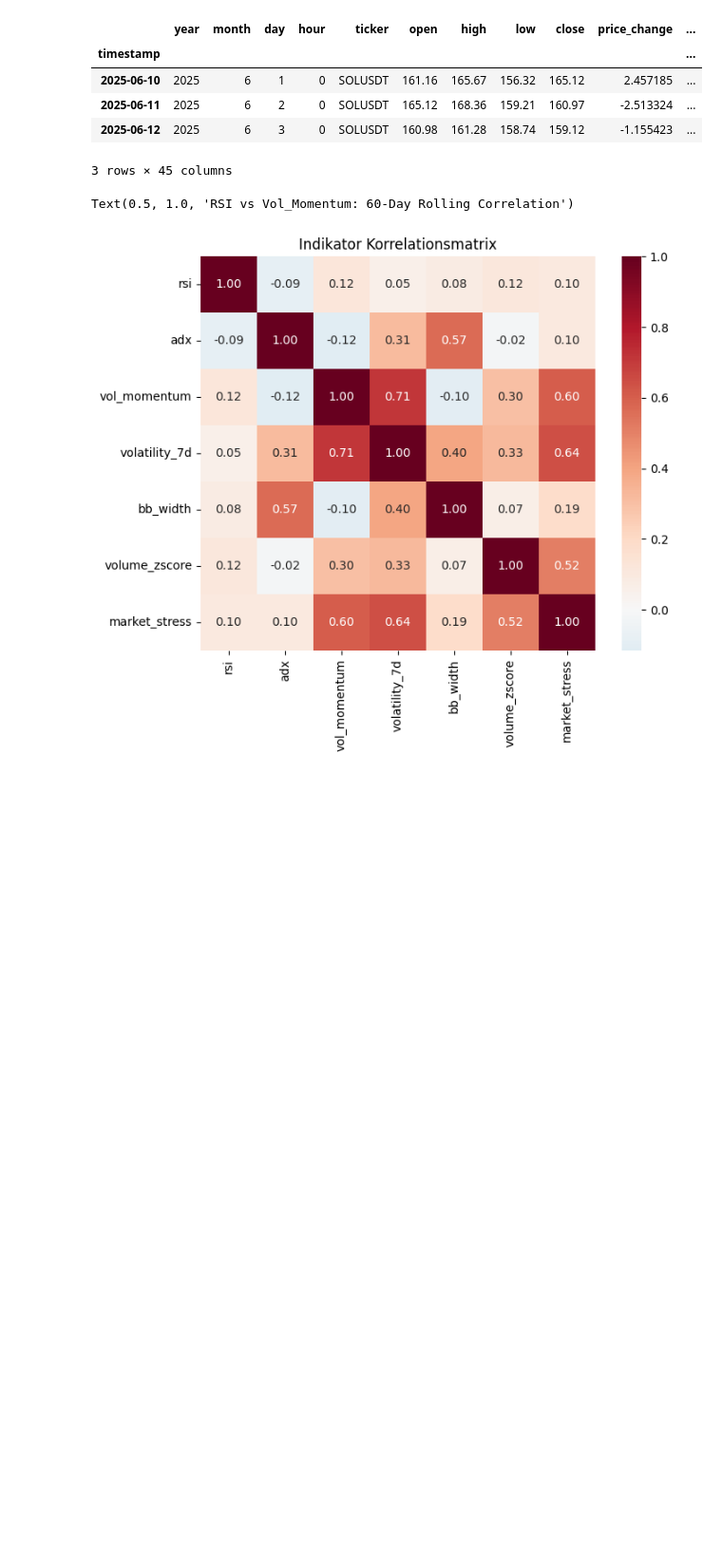
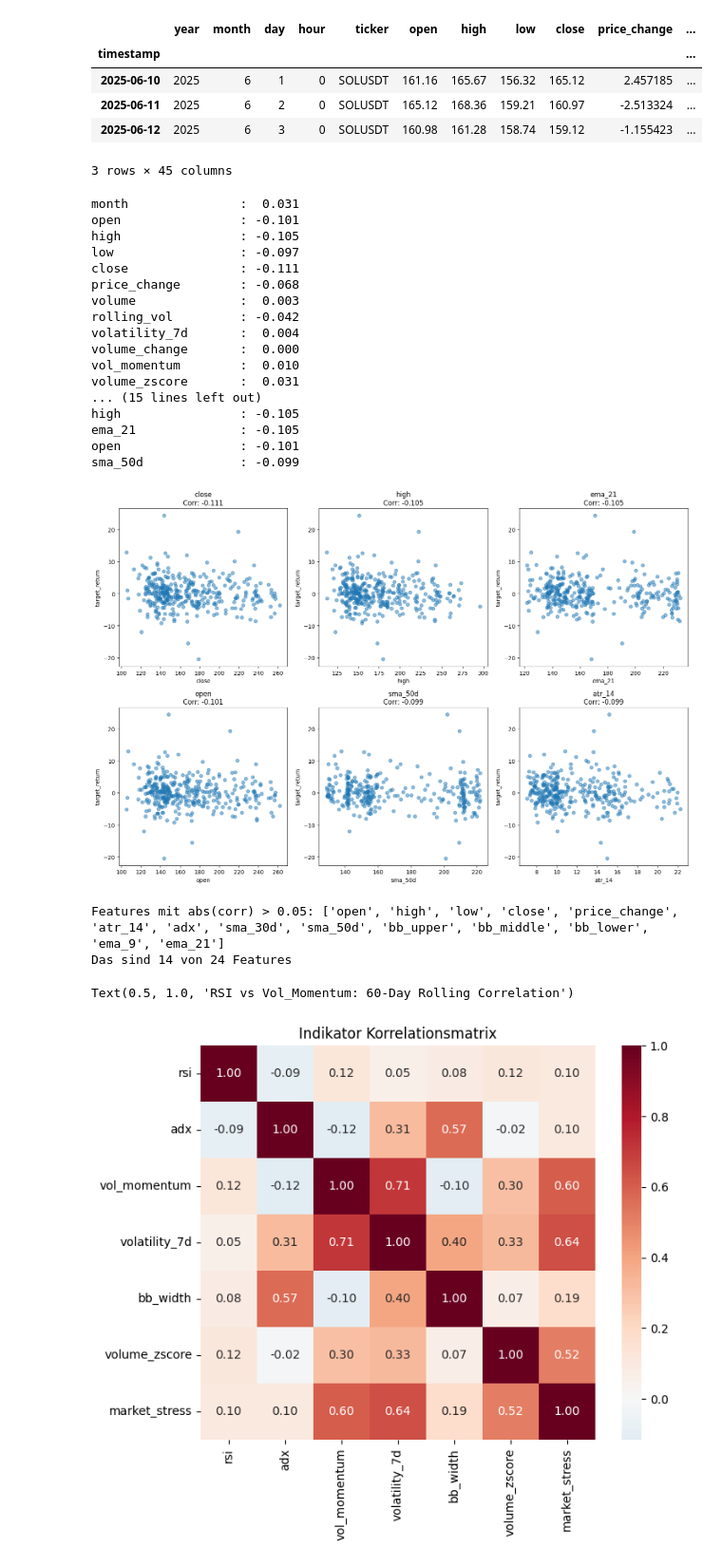
Before and after one commit to pynat/probabilistic_trading_strategies_solana, a Jupyter notebook: quant.ipynb, the cells around one changed output. Shown at 95% size. Cells and saved outputs as stored; diff of their text form; code cells hidden in the pictures; blank space fills up the shorter version.

```diff
--- a/quant.ipynb
+++ b/quant.ipynb
@@ -415,6 +415,73 @@ df.tail(3)
 | 2025-06-11 | 2025 | 6 | 2 | 0 | SOLUSDT | 165.12 | 168.36 | 159.21 | 160.97 | -2.513324 | ... |
 | 2025-06-12 | 2025 | 6 | 3 | 0 | SOLUSDT | 160.98 | 161.28 | 158.74 | 159.12 | -1.155423 | ... |
 3 rows × 45 columns
+# %%
+# 1. Simple Correlation Check
+df['target_return'] = df['return'].shift(-1)
+indicators = [
+    col for col in df.select_dtypes(include='number').columns
+    if df[col].nunique() > 10 and col not in ['return', 'target_return']
+]
+
+correlations = {}
+for indicator in indicators:
+    corr = df[indicator].corr(df['target_return'])
+    correlations[indicator] = corr
+    print(f"{indicator:20s}: {corr:6.3f}")
+
+# Sortiert nach stärkster Korrelation
+sorted_corr = sorted(correlations.items(), key=lambda x: abs(x[1]), reverse=True)
+print("\nStärkste Korrelationen:")
+for indicator, corr in sorted_corr[:5]:
+    print(f"{indicator:20s}: {corr:6.3f}")
+
+# 2. Visual Check für Linearität (nur Top 6)
+fig, axes = plt.subplots(2, 3, figsize=(15, 10))
+axes = axes.flatten()
+
+for i, (indicator, corr) in enumerate(sorted_corr[:6]):
+    axes[i].scatter(df[indicator], df['target_return'], alpha=0.5)
+    axes[i].set_title(f'{indicator}\nCorr: {corr:.3f}')
+    axes[i].set_xlabel(indicator)
+    axes[i].set_ylabel('target_return')
+
+    # Trend line
+    z = np.polyfit(df[indicator].dropna(), df['target_return'][df[indicator].notna()], 1)
+    p = np.poly1d(z)
+    axes[i].plot(df[indicator], p(df[indicator]), "r--", alpha=0.8)
+
+plt.tight_layout()
+plt.show()
+
+# 3. Welche sind wirklich linear? (einfacher Test)
+linear_features = []
+for indicator, corr in correlations.items():
+    if abs(corr) > 0.05:  # Mindest-Korrelation
+        linear_features.append(indicator)
+
+print(f"\nFeatures mit abs(corr) > 0.05: {linear_features}")
+print(f"Das sind {len(linear_features)} von {len(indicators)} Features")
+# %% [output]
+month               :  0.031
+open                : -0.101
+high                : -0.105
+low                 : -0.097
+close               : -0.111
+price_change        : -0.068
+volume              :  0.003
+rolling_vol         : -0.042
+volatility_7d       :  0.004
+volume_change       :  0.000
+vol_momentum        :  0.010
+volume_zscore       :  0.031
+... (15 lines left out)
+high                : -0.105
+ema_21              : -0.105
+open                : -0.101
+sma_50d             : -0.099
+[figure, added]
+Features mit abs(corr) > 0.05: ['open', 'high', 'low', 'close', 'price_change', 'atr_14', 'adx', 'sma_30d', 'sma_50d', 'bb_upper', 'bb_middle', 'bb_lower', 'ema_9', 'ema_21']
+Das sind 14 von 24 Features
 # %%
 # correlation
 indicators = ['rsi', 'adx', 'vol_momentum', 'volatility_7d',
```
Also changed, not shown: parts of 7 cells of this notebook.
